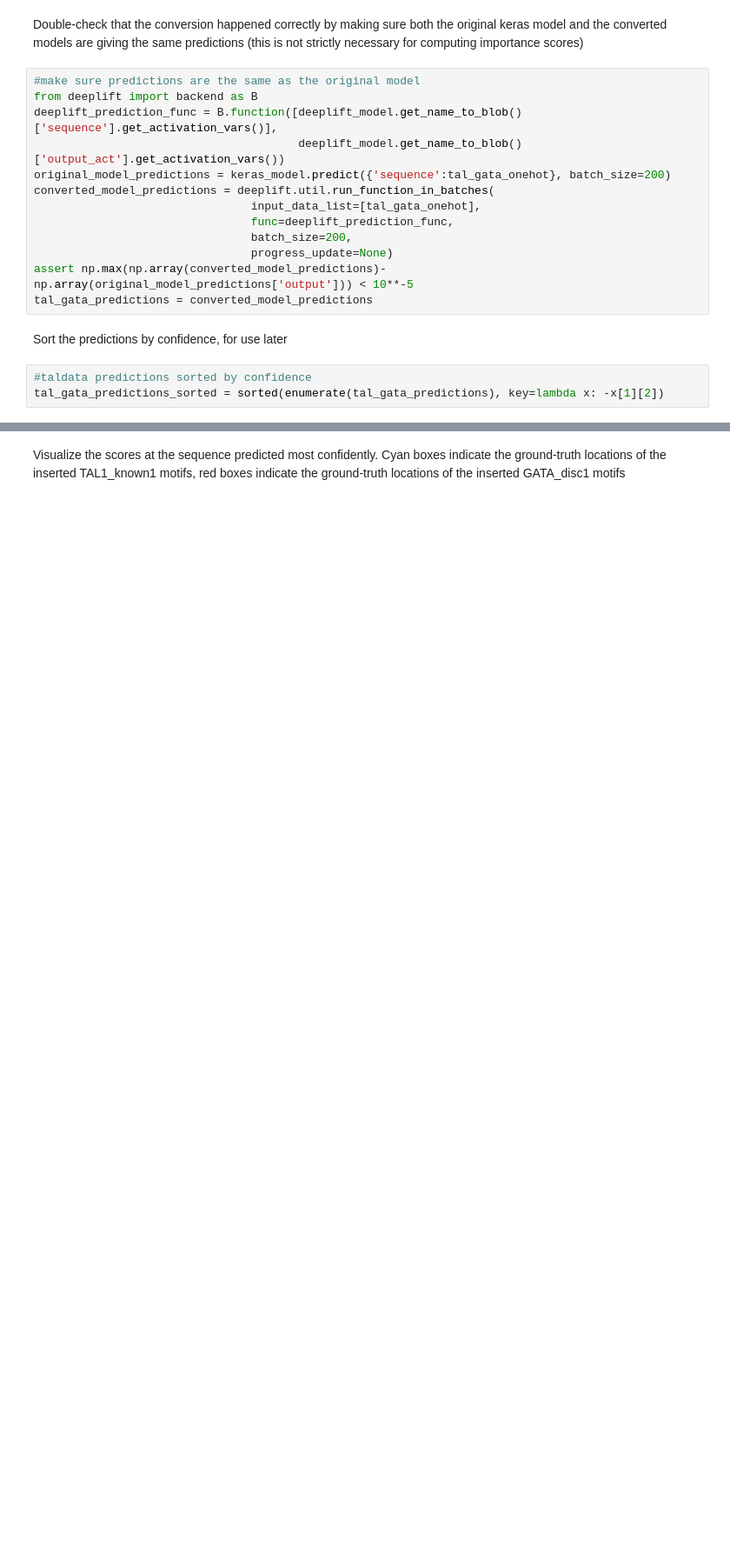
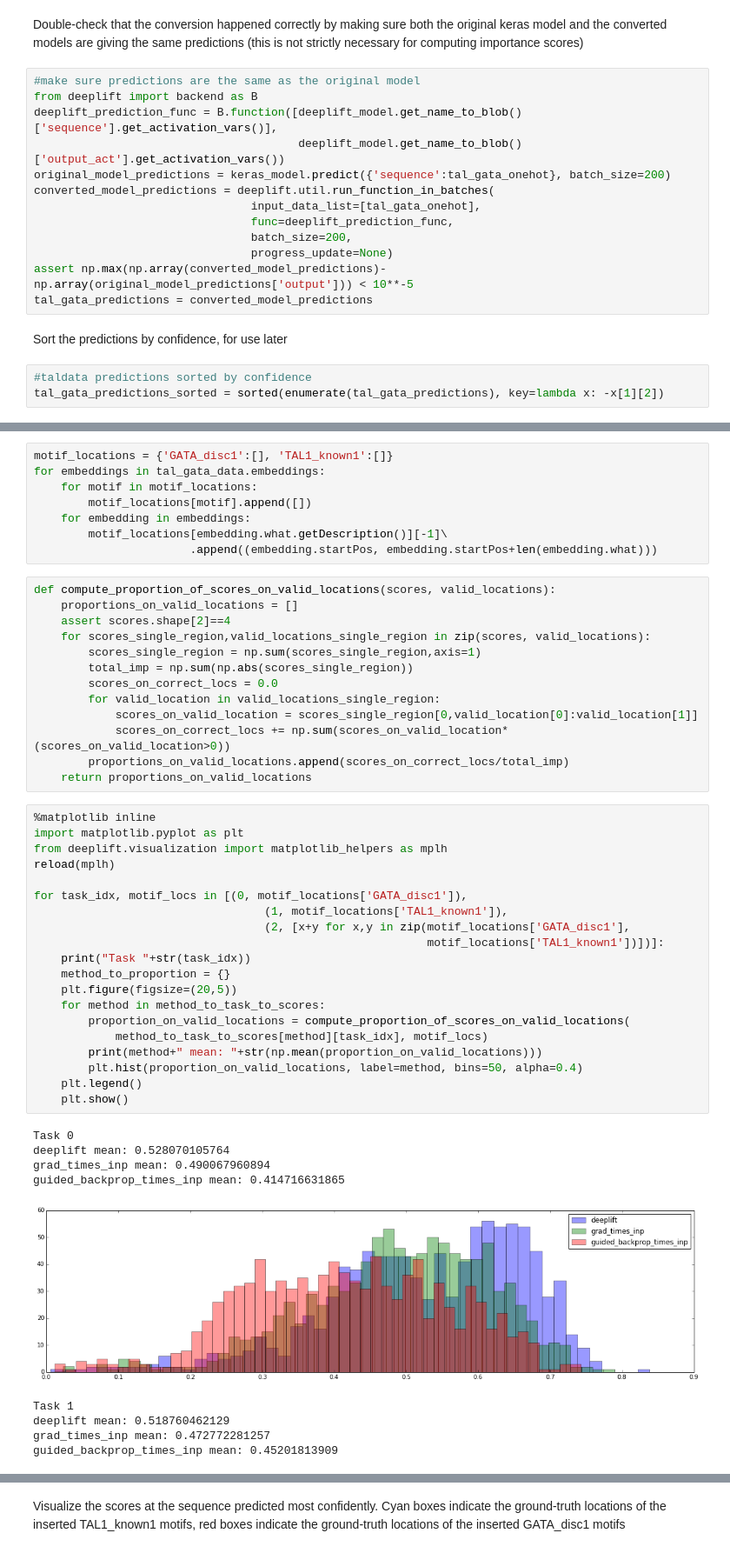
Before and after one commit to kundajelab/deeplift, a Jupyter notebook: examples/public/tal_gata/TAL-GATA simulation.ipynb, the cells around one changed output, grey strips where cells are left out. Shown at 87% size. Cells and saved outputs as stored; diff of their text form; blank space fills up the shorter version.

```diff
--- a/examples/public/tal_gata/TAL-GATA simulation.ipynb
+++ b/examples/public/tal_gata/TAL-GATA simulation.ipynb
@@ -107,0 +115,51 @@ deeplift_scores, grad_scores, guided_backprop_scores = [method_func(
+# %%
+motif_locations = {'GATA_disc1':[], 'TAL1_known1':[]}
+for embeddings in tal_gata_data.embeddings:
+    for motif in motif_locations:
+        motif_locations[motif].append([])
+    for embedding in embeddings:
+        motif_locations[embedding.what.getDescription()][-1]\
+                       .append((embedding.startPos, embedding.startPos+len(embedding.what)))
+# %%
+def compute_proportion_of_scores_on_valid_locations(scores, valid_locations):
+    proportions_on_valid_locations = []
+    assert scores.shape[2]==4
+    for scores_single_region,valid_locations_single_region in zip(scores, valid_locations):
+        scores_single_region = np.sum(scores_single_region,axis=1)
+        total_imp = np.sum(np.abs(scores_single_region))
+        scores_on_correct_locs = 0.0
+        for valid_location in valid_locations_single_region:
+            scores_on_valid_location = scores_single_region[0,valid_location[0]:valid_location[1]]
+            scores_on_correct_locs += np.sum(scores_on_valid_location*(scores_on_valid_location>0))
+        proportions_on_valid_locations.append(scores_on_correct_locs/total_imp)
+    return proportions_on_valid_locations
+# %%
+%matplotlib inline
+import matplotlib.pyplot as plt
+from deeplift.visualization import matplotlib_helpers as mplh
+reload(mplh)
+
+for task_idx, motif_locs in [(0, motif_locations['GATA_disc1']),
+                                  (1, motif_locations['TAL1_known1']),
+                                  (2, [x+y for x,y in zip(motif_locations['GATA_disc1'],
+                                                          motif_locations['TAL1_known1'])])]:
+    print("Task "+str(task_idx))
+    method_to_proportion = {}
+    plt.figure(figsize=(20,5))
+    for method in method_to_task_to_scores:
+        proportion_on_valid_locations = compute_proportion_of_scores_on_valid_locations(
+            method_to_task_to_scores[method][task_idx], motif_locs)
+        print(method+" mean: "+str(np.mean(proportion_on_valid_locations)))
+        plt.hist(proportion_on_valid_locations, label=method, bins=50, alpha=0.4)
+    plt.legend()
+    plt.show()
+# %% [output]
+Task 0
+deeplift mean: 0.528070105764
+grad_times_inp mean: 0.490067960894
+guided_backprop_times_inp mean: 0.414716631865
+[figure, added]
+Task 1
+deeplift mean: 0.518760462129
+grad_times_inp mean: 0.472772281257
+guided_backprop_times_inp mean: 0.45201813909
```
Also changed, not shown: parts of 5 cells of this notebook, 1 other file.
